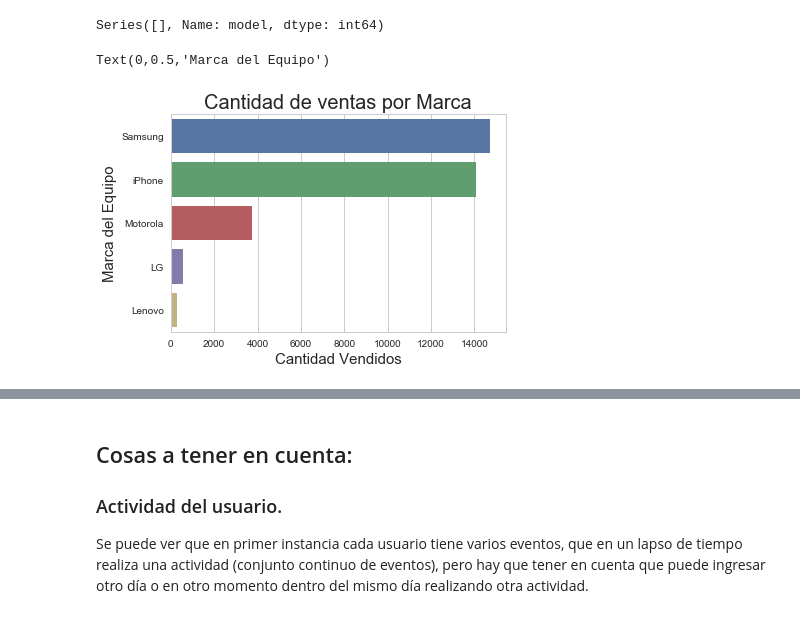
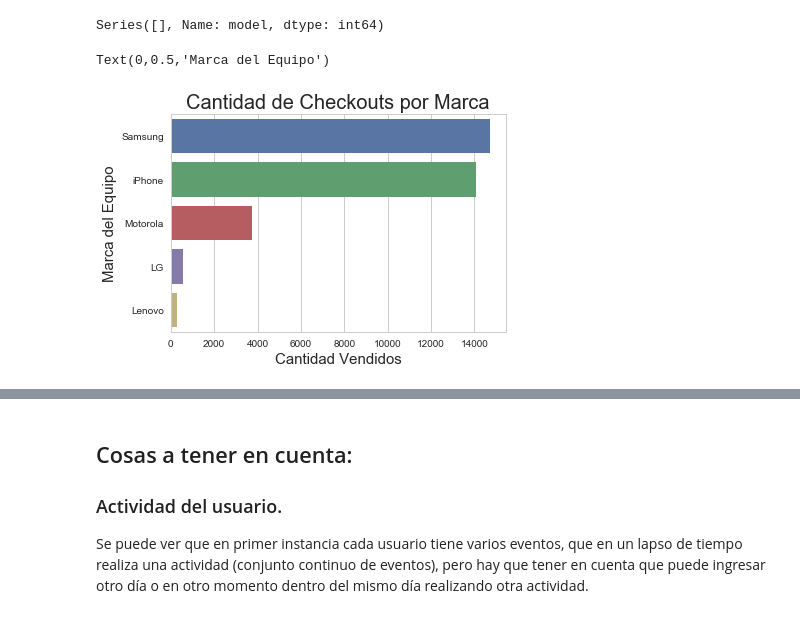
Before and after one commit to asilvestri2020/7506_2C2018, a Jupyter notebook: TP1/Borrador_TP1.ipynb, the cells around one changed output, grey strips where cells are left out. Cells and saved outputs as stored; diff of their text form; code cells hidden in the pictures.

```diff
--- a/TP1/Borrador_TP1.ipynb
+++ b/TP1/Borrador_TP1.ipynb
@@ -332,12 +332,12 @@ Series([], Name: model, dtype: int64)
 vendidos_GRAF = vendidos['marca'].value_counts()
 # %%
 g = sns.barplot(x=vendidos_GRAF.head(5).values, y=vendidos_GRAF.head(5).index, orient='h')
-g.set_title("Cantidad de ventas por Marca", fontsize=20)
+g.set_title("Cantidad de Checkouts por Marca", fontsize=20)
 g.set_xlabel("Cantidad Vendidos", fontsize=15)
 g.set_ylabel("Marca del Equipo", fontsize=15)
 # %% [output]
 Text(0,0.5,'Marca del Equipo')
-[figure, old version]
+[figure, new version]
 # %%
 
 ## SOLO NOS QUEDAMOS CON AQUELLAS FILAS QUE TIENEN VALOR.
```
Also changed, not shown: parts of 14 cells of this notebook.
